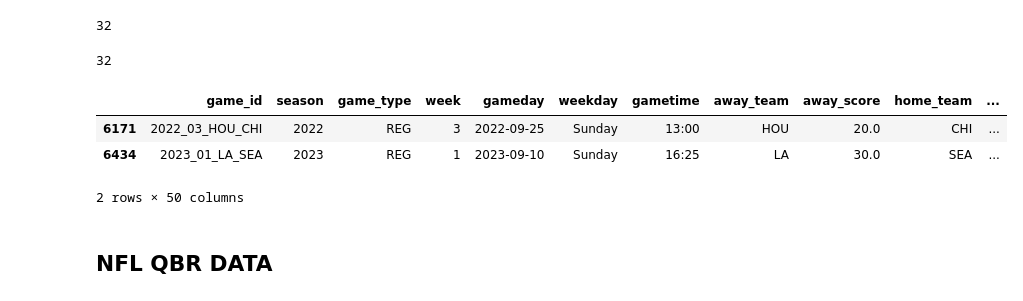
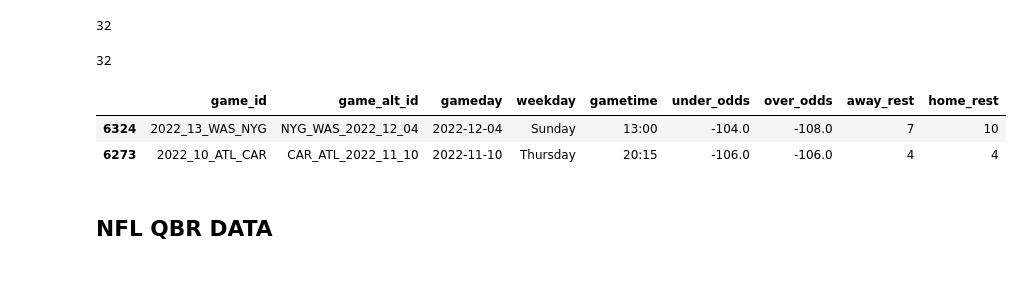
Before and after one commit to tsteussie/nfl-machine-learning-models, a Jupyter notebook: play_predictions/nfl-data-py-library-preprocessing.ipynb, the cells around one changed output. Drawn from its saved outputs; the diff is of its cells as text; code cells hidden in the pictures.

```diff
--- a/play_predictions/nfl-data-py-library-preprocessing.ipynb
+++ b/play_predictions/nfl-data-py-library-preprocessing.ipynb
@@ -144,24 +145,23 @@ game_df.away_team.nunique()
 # %%
 # Encode year month and day from gameday using isoformat
 game_df['gameday'] = pd.to_datetime(game_df['gameday'])
 
 game_df['year'] = game_df['gameday'].dt.year
 game_df['month'] = game_df['gameday'].dt.month
 game_df['day'] = game_df['gameday'].dt.day
 
 game_df['game_alt_id'] = game_df['home_team'] + '_' + game_df['away_team'] + '_' + game_df['year'].astype(str) + '_' + game_df['month'].astype(str).str.zfill(2) + '_' + game_df['day'].astype(str).str.zfill(2)
 
-#game_df.drop(['year','month','day'], axis=1, inplace=True)
+game_df.drop(['year','month','day'], axis=1, inplace=True)
 
 # Create game_id lookup table (joined with QBR table)
-#game_df = game_df[['game_id','game_alt_id','gameday','weekday','gametime','under_odds','over_odds','away_rest','home_rest']]
+game_df = game_df[['game_id','game_alt_id','gameday','weekday','gametime','under_odds','over_odds','away_rest','home_rest']]
 
 game_df.sample(2)
 # %% [output]
-|  | game_id | season | game_type | week | gameday | weekday | gametime | away_team | away_score | home_team | ... |
-| 6171 | 2022_03_HOU_CHI | 2022 | REG | 3 | 2022-09-25 | Sunday | 13:00 | HOU | 20.0 | CHI | ... |
-| 6434 | 2023_01_LA_SEA | 2023 | REG | 1 | 2023-09-10 | Sunday | 16:25 | LA | 30.0 | SEA | ... |
+|  | game_id | game_alt_id | gameday | weekday | gametime | under_odds | over_odds | away_rest | home_rest |
+| 6324 | 2022_13_WAS_NYG | NYG_WAS_2022_12_04 | 2022-12-04 | Sunday | 13:00 | -104.0 | -108.0 | 7 | 10 |
+| 6273 | 2022_10_ATL_CAR | CAR_ATL_2022_11_10 | 2022-11-10 | Thursday | 20:15 | -106.0 | -106.0 | 4 | 4 |
-2 rows × 50 columns
 # %% [markdown]
 ## NFL QBR DATA
 # %%
```
Also changed, not shown: parts of 80 cells of this notebook, 6 other files.
